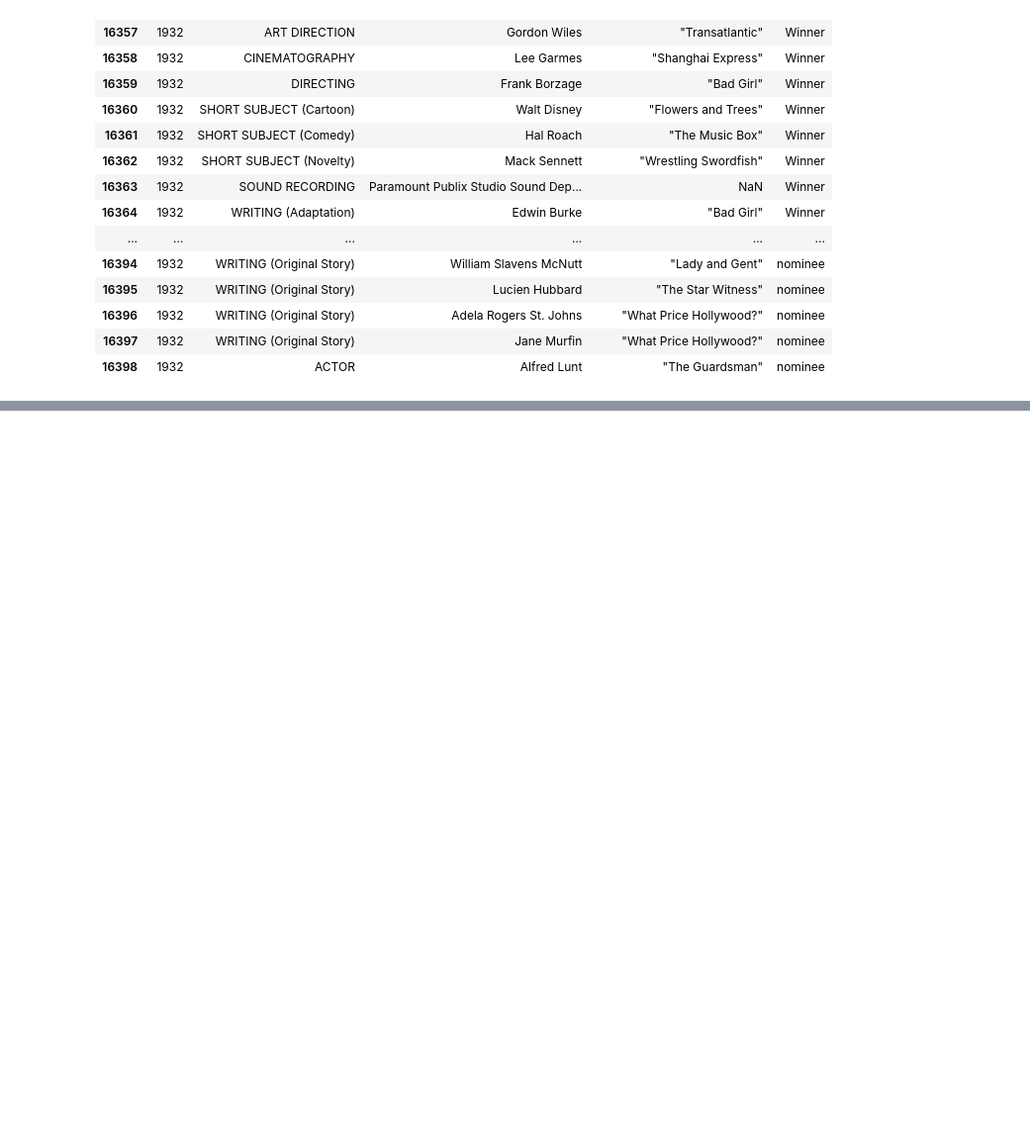
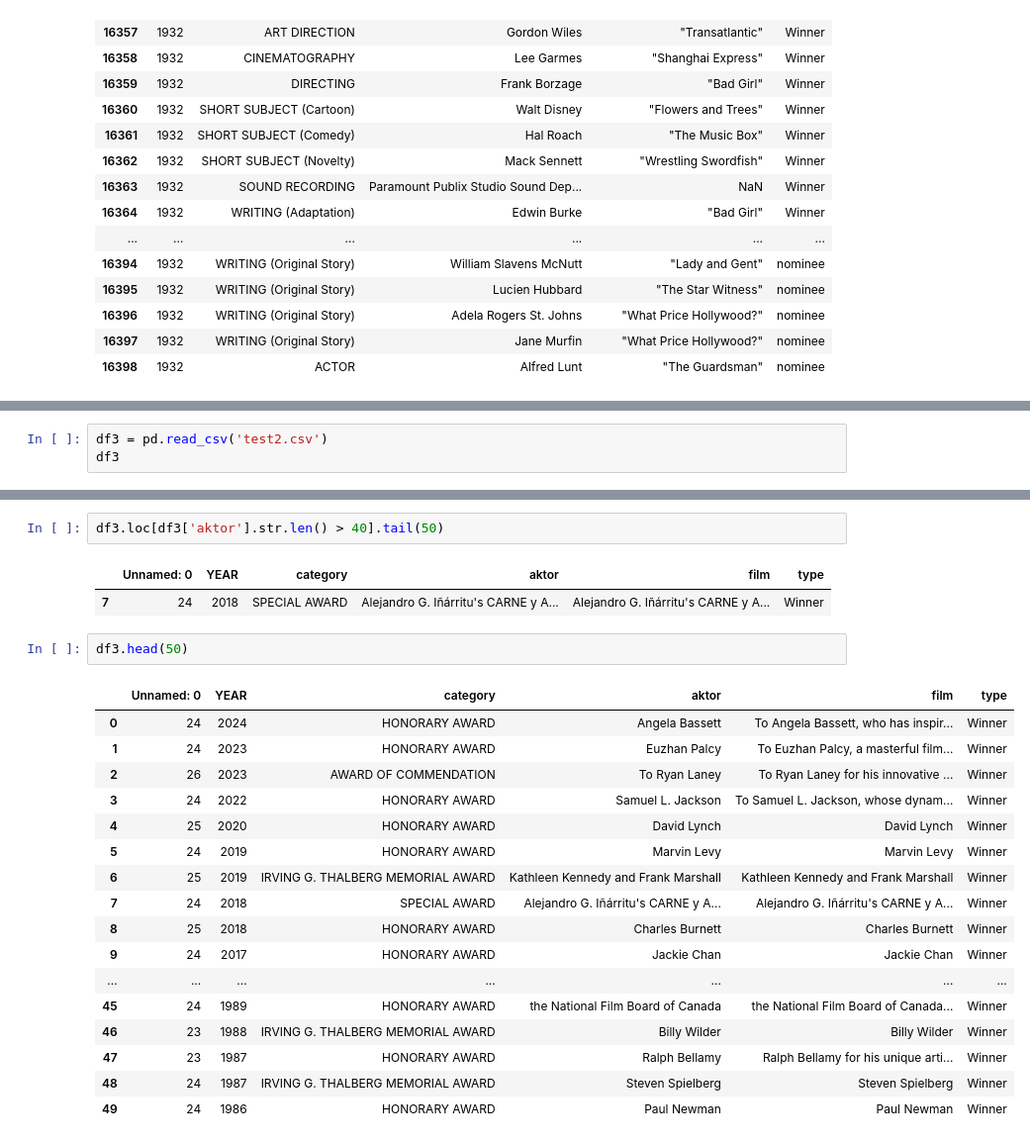
Before and after one commit to KawiorPL/FlaskApp, a Jupyter notebook: Untitled.ipynb, the cells around one changed output, grey strips where cells are left out. Shown at 99% size. Drawn from its saved outputs; the diff is of its cells as text; blank space fills up the shorter version.

```diff
--- a/Untitled.ipynb
+++ b/Untitled.ipynb
@@ -1549,0 +1810,3 @@ data[data['YEAR']==1932]
+# %%
+df3 = pd.read_csv('test2.csv')
+df3
@@ -1549,0 +1964,25 @@ data[data['YEAR']==1932]
+# %%
+df3.loc[df3['aktor'].str.len() > 40].tail(50)
+# %% [output]
+|  | Unnamed: 0 | YEAR | category | aktor | film | type |
+| 7 | 24 | 2018 | SPECIAL AWARD | Alejandro G. Iñárritu's CARNE y A... | Alejandro G. Iñárritu's CARNE y A... | Winner |
+# %%
+df3.head(50)
+# %% [output]
+|  | Unnamed: 0 | YEAR | category | aktor | film | type |
+| 0 | 24 | 2024 | HONORARY AWARD | Angela Bassett | To Angela Bassett, who has inspir... | Winner |
+| 1 | 24 | 2023 | HONORARY AWARD | Euzhan Palcy | To Euzhan Palcy, a masterful film... | Winner |
+| 2 | 26 | 2023 | AWARD OF COMMENDATION | To Ryan Laney | To Ryan Laney for his innovative ... | Winner |
+| 3 | 24 | 2022 | HONORARY AWARD | Samuel L. Jackson | To Samuel L. Jackson, whose dynam... | Winner |
+| 4 | 25 | 2020 | HONORARY AWARD | David Lynch | David Lynch | Winner |
+| 5 | 24 | 2019 | HONORARY AWARD | Marvin Levy | Marvin Levy | Winner |
+| 6 | 25 | 2019 | IRVING G. THALBERG MEMORIAL AWARD | Kathleen Kennedy and Frank Marshall | Kathleen Kennedy and Frank Marshall | Winner |
+| 7 | 24 | 2018 | SPECIAL AWARD | Alejandro G. Iñárritu's CARNE y A... | Alejandro G. Iñárritu's CARNE y A... | Winner |
+| 8 | 25 | 2018 | HONORARY AWARD | Charles Burnett | Charles Burnett | Winner |
+| 9 | 24 | 2017 | HONORARY AWARD | Jackie Chan | Jackie Chan | Winner |
+| ... | ... | ... | ... | ... | ... | ... |
+| 45 | 24 | 1989 | HONORARY AWARD | the National Film Board of Canada | the National Film Board of Canada... | Winner |
+| 46 | 23 | 1988 | IRVING G. THALBERG MEMORIAL AWARD | Billy Wilder | Billy Wilder | Winner |
+| 47 | 23 | 1987 | HONORARY AWARD | Ralph Bellamy | Ralph Bellamy for his unique arti... | Winner |
+| 48 | 24 | 1987 | IRVING G. THALBERG MEMORIAL AWARD | Steven Spielberg | Steven Spielberg | Winner |
+| 49 | 24 | 1986 | HONORARY AWARD | Paul Newman | Paul Newman | Winner |
```
Also changed, not shown: parts of 44 cells of this notebook, 14 other files.
